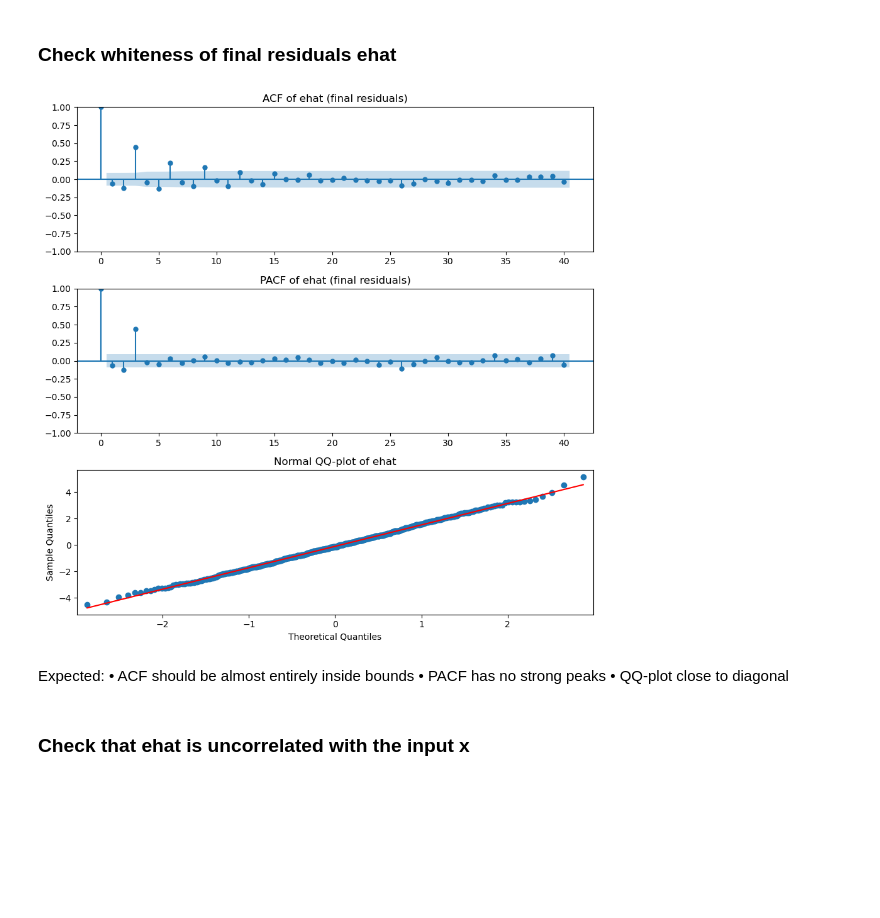
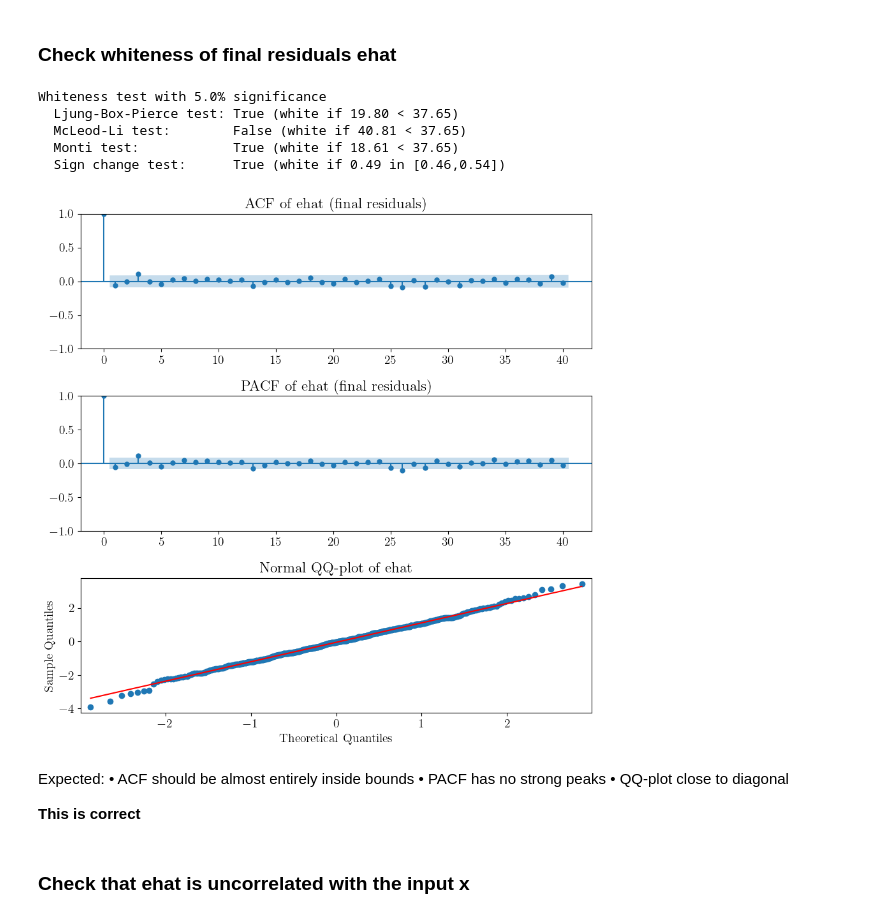
Before and after one commit to asifakhan09/MASM17-Time-series-analysis, a Jupyter notebook: Lab 2/lab2.ipynb, the cells around one changed output. Drawn from its saved outputs; the diff is of its cells as text; code cells hidden in the pictures; blank space fills up the shorter version.

```diff
--- a/Lab 2/lab2.ipynb
+++ b/Lab 2/lab2.ipynb
@@ -425,8 +516,8 @@ Finally, now having determined all the polynomial orders in our model, we estima
 
 # Transfer function orders from CCF
 d = 4    # delay
-r = 2    # B order
-s = 0    # A2 order
+r = 2    # A2 order
+s = 0    # B order
 
 # ARMA noise orders
 na1 = 1  # A1(z) order
@@ -436,11 +527,11 @@ nc1 = 0  # C1(z) order
 # -----------------------
 
 # B(z): length = d + r + 1 = 7
-B_init = np.ones(d + r + 1)
+B_init = np.ones(d + s + 1)
 B_init[:d] = 0     # first 4 coefficients fixed to 0 for delay
 
 # A2(z): order 0 -> [1]
-A2_init = np.array([1.0])
+A2_init = np.array([1.0, 0.0, 0.0])
 
 # C1(z): order 0 -> [1]
 C1_init = np.array([1.0])
@@ -453,12 +544,12 @@ A1_init = np.array([1.0, 0.0])
 # -----------------------
 
 # B: first 4 coefficients are delay -> fixed (0), last 3 free (1)
-B_free = np.array([0, 0, 0, 0, 1, 1, 1])
+B_free = np.array([0, 0, 0, 0, 1])
 
 # A2, C1, A1: all coefficients except leading 1 are typically free
-A2_free = np.array([0])             # fixed (order 0)
-C1_free = np.array([0])             # fixed (order 0)
-A1_free = np.array([0, 1])          # first fixed, second free
+A2_free = np.array([1, 1, 1])       # fixed (order 0)
+C1_free = np.array([1])             # fixed (order 0)
+A1_free = np.array([1, 1])          # first fixed, second free
 
 
 # 3) FIT FULL BJ MODEL
@@ -533,24 +637,33 @@ This means model still preserves the effect of x(t) even after adding noise.
 # %%
 fig, ax = plt.subplots(3, 1, figsize=(9, 9))
 
 sm.graphics.tsa.plot_acf(ehat, lags=40, ax=ax[0])
 ax[0].set_title("ACF of ehat (final residuals)")
 
 sm.graphics.tsa.plot_pacf(ehat, lags=40, method='ywm', ax=ax[1])
 ax[1].set_title("PACF of ehat (final residuals)")
 
 sm.qqplot(ehat, line='s', ax=ax[2])
 ax[2].set_title("Normal QQ-plot of ehat")
 
+whiteness_test(ehat)
+
 plt.tight_layout()
 plt.show()
 # %% [output]
+Whiteness test with 5.0% significance
+  Ljung-Box-Pierce test: True (white if 19.80 < 37.65)
+  McLeod-Li test:        False (white if 40.81 < 37.65)
+  Monti test:            True (white if 18.61 < 37.65)
+  Sign change test:      True (white if 0.49 in [0.46,0.54])
-[figure, old version]
+[figure, new version]
 # %% [markdown]
 Expected:
 	•	ACF should be almost entirely inside bounds
 	•	PACF has no strong peaks
 	•	QQ-plot close to diagonal
+
+**This is correct**
 # %% [markdown]
 ### Check that ehat is uncorrelated with the input x
 # %%
```
Also changed, not shown: parts of 26 cells of this notebook.
